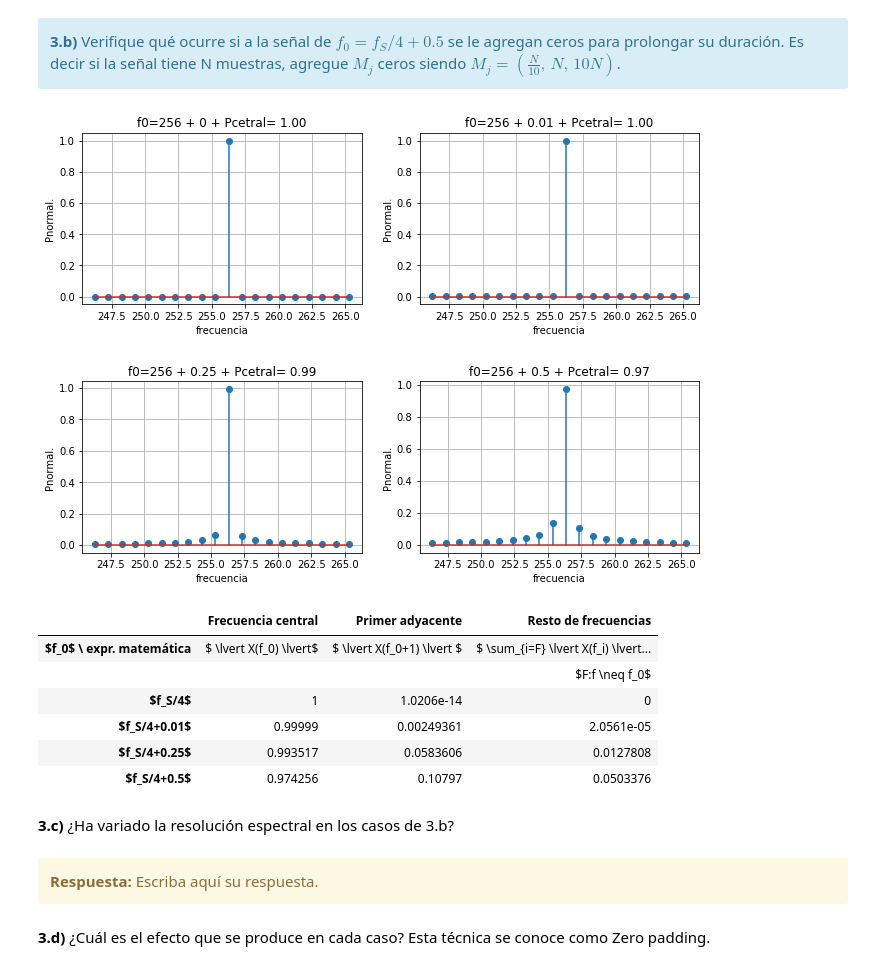
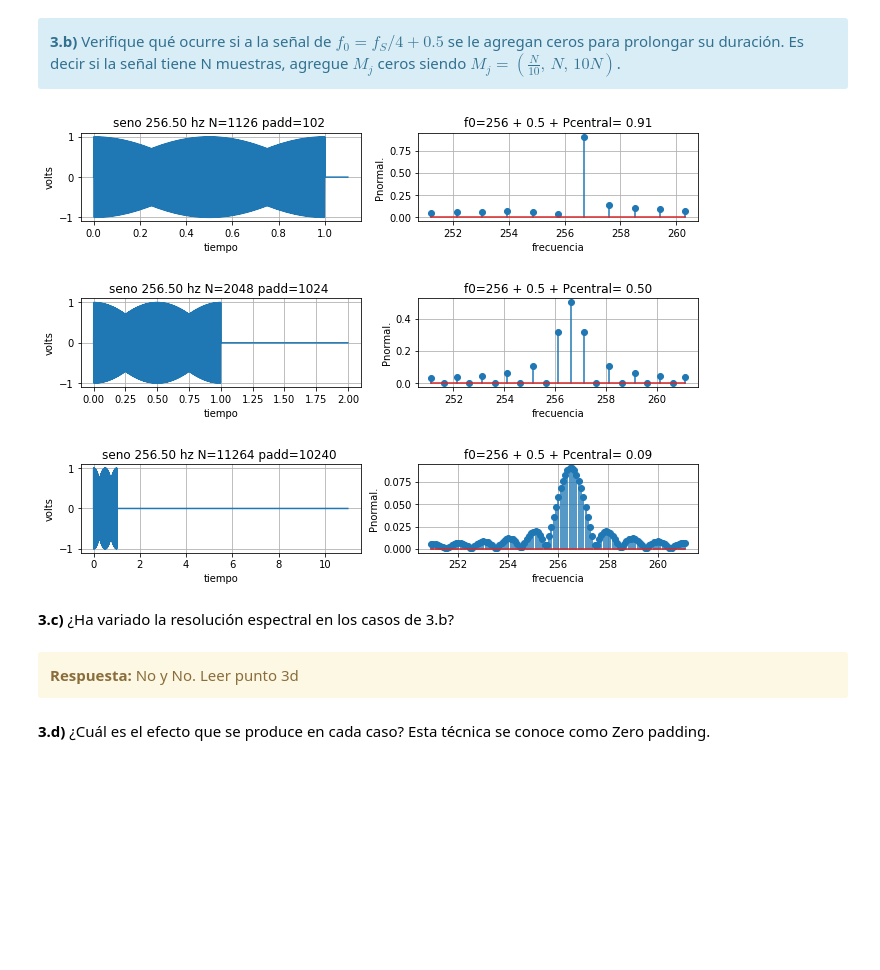
Before and after one commit to pslavkin/mse_15psf, a Jupyter notebook: TP1 - Muestreo de señales - Forurier.ipynb, the cells around one changed output. Drawn from its saved outputs; the diff is of its cells as text; code cells hidden in the pictures; blank space fills up the shorter version.

```diff
--- a/TP1 - Muestreo de señales - Forurier.ipynb
+++ b/TP1 - Muestreo de señales - Forurier.ipynb
@@ -429,18 +435,15 @@ pl     = plotter_class          ( 2,2 )
 offset = [0,0.01,0.25,0.5]
 graph  = 0;
 ans    = [[0]*3 for i in range(4)]
-strans = [[0]*3 for i in range(4)]
-
 
 for D in offset :
-    signal ,time = sg.signal_sin ( fs+D ,f0 ,a0 ,N ,p0 )
-    fft    ,freq = dft_c.abs     ( fs+D ,N  ,signal    );
-    #pl.plot_signal ( 1 ,time ,signal ,'seno %f hz' %f0 ,'tiempo'  ,'volts' ,trace='-' )
-    label=f"f0={f0} + {D} + Pcetral= {dft_c.power(fft,1024//4):.2f}"
+    signal ,time = sg.signal_sin ( fs ,f0+D ,a0 ,N ,p0 )
+    fft    ,freq = dft_c.abs     ( fs ,N  ,signal    );
+    label=f"f0={f0} + {D} + Pcetral= {dft_c.power_bin(fs,fft,f0):.2f}"
     pl.stem_signal ( graph+1 ,freq[f0-10:f0+10] ,fft[f0-10:f0+10]  ,label ,'frecuencia','Pnormal.')
-    ans[graph][0] = dft_c.power     ( fft ,1024//4   )
-    ans[graph][1] = dft_c.power     ( fft ,1024//4+1 )
-    ans[graph][2] = dft_c.power_sum ( fft ,1024//4   )
+    ans[graph][0] = dft_c.power_bin      (fs,fft,f0)
+    ans[graph][1] = dft_c.power_adjacent (fs,fft,f0)
+    ans[graph][2] = dft_c.power_sum      (fs,fft,f0)
     graph+=1
 pl.plot_show()
 
@@ -477,76 +482,48 @@ HTML(df.to_html())
 <b>3.b)</b> Verifique qué ocurre si a la señal de $f_0 = f_S/4 + 0.5$ se le agregan ceros para prolongar su duración. Es decir si la señal tiene N muestras, agregue $M_j$ ceros siendo $M_j = ( \frac{N}{10},\, N,\, 10N)$.
 </div>
 # %%
-from pandas import DataFrame
-from IPython.display import HTML
 
 import matplotlib.pyplot as plt
 import numpy as np
 from plotter import *
 from signal_generator import *
 from dft import *
 
-
-
 N  = 1024
 fs = 1024
 a0 = 1
 p0 = 0
 f0 = fs//4
 
+D=0.5
 dft_c  = dft_class              (     )
 sg     = signal_generator_class (     )
-pl     = plotter_class          ( 2,2 )
-offset = [0,0.01,0.25,0.5]
+pl     = plotter_class          ( 3,2 )
+ZZeros = [N//10,N,N*10]
 graph  = 0;
-ans    = [[0]*3 for i in range(4)]
-strans = [[0]*3 for i in range(4)]
+ans    = [[0]*3 for i in ZZeros]
 
 
-for D in offset :
-    signal ,time = sg.signal_sin ( fs+D ,f0 ,a0 ,N ,p0 )
-    fft    ,freq = dft_c.abs     ( fs+D ,N  ,signal    );
-    #pl.plot_signal ( 1 ,time ,signal ,'seno %f hz' %f0 ,'tiempo'  ,'volts' ,trace='-' )
-    label=f"f0={f0} + {D} + Pcetral= {dft_c.power(fft,1024//4):.2f}"
-    pl.stem_signal ( graph+1 ,freq[f0-10:f0+10] ,fft[f0-10:f0+10]  ,label ,'frecuencia','Pnormal.')
-    ans[graph][0] = dft_c.power     ( fft ,1024//4   )
-    ans[graph][1] = dft_c.power     ( fft ,1024//4+1 )
-    ans[graph][2] = dft_c.power_sum ( fft ,1024//4   )
+for zz in ZZeros :
+    signal ,time = sg.signal_sin_zero_padded ( fs ,f0+D ,a0 ,N ,p0, zz)
+    fft    ,freq = dft_c.abs( fs ,N+zz  ,signal    );
+    pl.plot_signal ( graph*2+1 ,time ,signal ,'seno %.2f hz N=%d padd=%d ' %((f0+D),N+zz,zz) ,'tiempo'  ,'volts' ,trace='-' )
+    label=f"f0={f0} + {D} + Pcentral= {dft_c.power_bin(fs,fft,f0+D):.2f}"
+    bin    = int((f0*(N+zz))//fs)
+    offset = (N+zz)//200
+    pl.stem_signal ( graph*2+2 ,freq[bin-offset:bin+offset+1],fft[bin-offset:bin+offset+1],label ,'frecuencia','Pnormal.')
+    ans[graph][0] = dft_c.power_bin      ( fs, fft ,f0+D )
+    ans[graph][1] = dft_c.power_adjacent ( fs, fft ,f0+D )
+    ans[graph][2] = dft_c.power_sum      ( fs, fft ,f0+D )
     graph+=1
 pl.plot_show()
-
-
-tus_resultados = [ ['$ \lvert X(f_0) \lvert$' ,
-    '$ \lvert X(f_0+1) \lvert $' ,
-    '$ \sum_{i=F} \lvert X(f_i) \lvert ^2 $'] ,
-    ['' ,'' ,'$F:f \neq f_0$'] ,
-                  ans[0],
-                  ans[1],
-                  ans[2],
-                  ans[3]
-                 ]
-df = DataFrame(tus_resultados, columns=['Frecuencia central', 'Primer adyacente', 'Resto de frecuencias'],
-               index=['$f_0$ \ expr. matemática',
-                      '',
-                      '$f_S/4$',
-                      '$f_S/4+0.01$',
-                      '$f_S/4+0.25$',
-                      '$f_S/4+0.5$'])
-HTML(df.to_html())
 # %% [output]
-[figure, old version]
+[figure, new version]
-|  | Frecuencia central | Primer adyacente | Resto de frecuencias |
-| $f_0$ \ expr. matemática | $ \lvert X(f_0) \lvert$ | $ \lvert X(f_0+1) \lvert $ | $ \sum_{i=F} \lvert X(f_i) \lvert... |
-|  |  |  | $F:f \neq f_0$ |
-| $f_S/4$ | 1 | 1.0206e-14 | 0 |
-| $f_S/4+0.01$ | 0.99999 | 0.00249361 | 2.0561e-05 |
-| $f_S/4+0.25$ | 0.993517 | 0.0583606 | 0.0127808 |
-| $f_S/4+0.5$ | 0.974256 | 0.10797 | 0.0503376 |
 # %% [markdown]
 **3.c)** ¿Ha variado la resolución espectral en los casos de 3.b?
 # %% [markdown]
 <div class="alert alert-block alert-warning">
-<b>Respuesta:</b> Escriba aquí su respuesta.
+<b>Respuesta:</b> No y No.  Leer punto 3d
 </div>
 # %% [markdown]
 **3.d)** ¿Cuál es el efecto que se produce en cada caso? Esta técnica se conoce como Zero padding.
```
Also changed, not shown: parts of 22 cells of this notebook, 7 other files.
